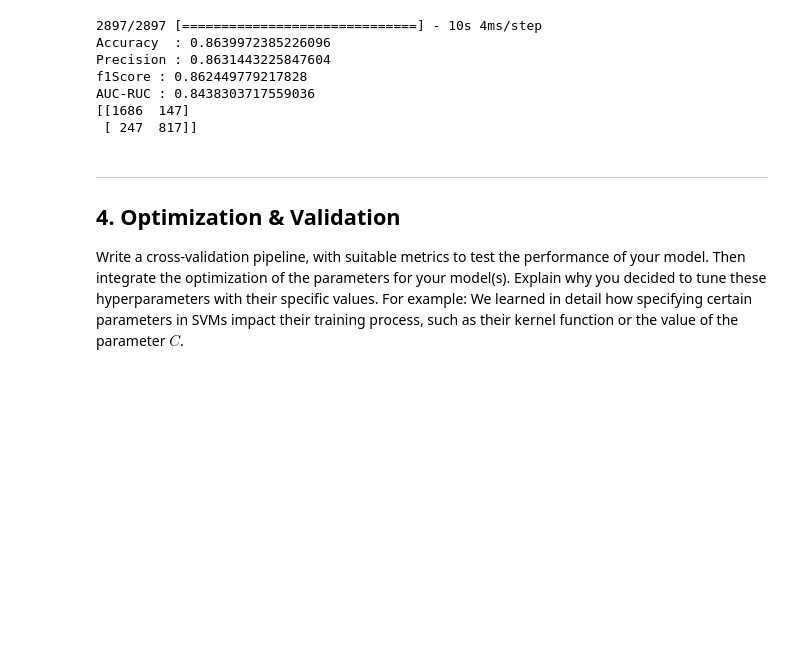
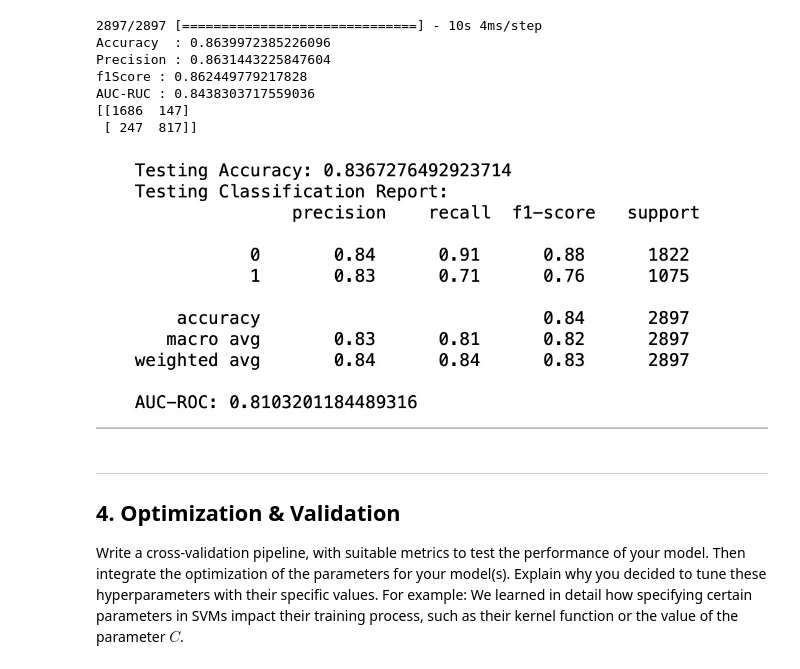
Before and after one commit to TuebMax/CI, a Jupyter notebook: ci_project_max.ipynb, the cells around one changed output. Cells and saved outputs as stored; diff of their text form; code cells hidden in the pictures; blank space fills up the shorter version.

```diff
--- a/ci_project_max.ipynb
+++ b/ci_project_max.ipynb
@@ -738,3 +798,7 @@ AUC-RUC : 0.8438303717559036
+# %%
+Image(filename='images/7516a33f-581f-4091-8c26-381ad4c5fa31.jpg')
+# %% [output]
+[figure, added]
 # %% [markdown]
 <a id='optimization'></a>
 
```
Also changed, not shown: parts of 3 cells of this notebook, 1 other file.
